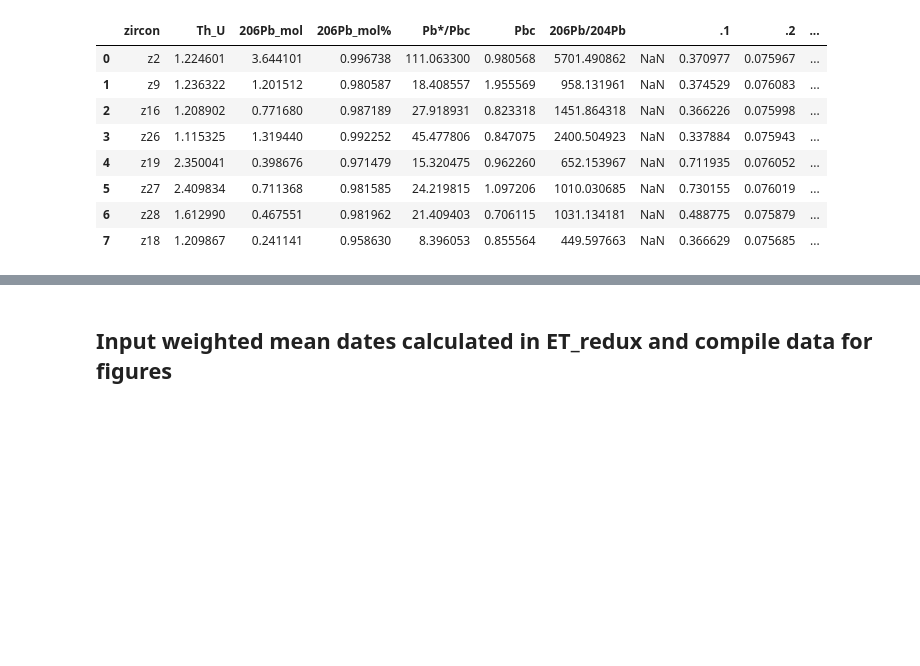
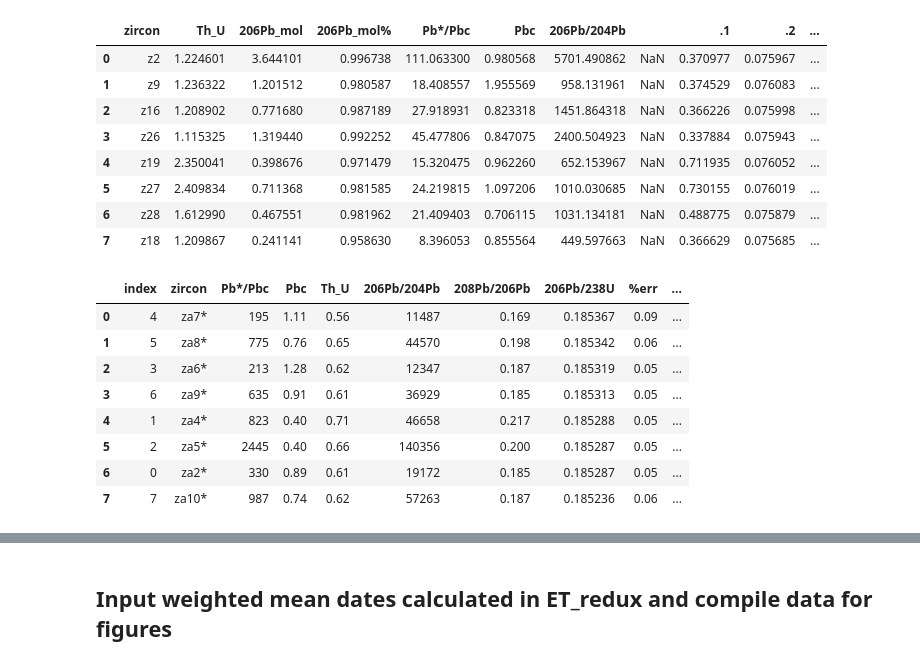
Before and after one commit to Swanson-Hysell-Group/2020_Duluth_Complex, a Jupyter notebook: code/Duluth_Complex_notebook.ipynb, the cells around one changed output, grey strips where cells are left out. Saved outputs shown, nothing was run; the diff lists cells and outputs as text; code cells hidden in the pictures; blank space fills up the shorter version.

```diff
--- a/code/Duluth_Complex_notebook.ipynb
+++ b/code/Duluth_Complex_notebook.ipynb
@@ -930,0 +994,12 @@ BBC_SBA1.reset_index(inplace=True)
+# %%
+AS3
+# %% [output]
+|  | index | zircon | Pb*/Pbc | Pbc | Th_U | 206Pb/204Pb | 208Pb/206Pb | 206Pb/238U | %err | ... |
+| 0 | 4 | za7* | 195 | 1.11 | 0.56 | 11487 | 0.169 | 0.185367 | 0.09 | ... |
+| 1 | 5 | za8* | 775 | 0.76 | 0.65 | 44570 | 0.198 | 0.185342 | 0.06 | ... |
+| 2 | 3 | za6* | 213 | 1.28 | 0.62 | 12347 | 0.187 | 0.185319 | 0.05 | ... |
+| 3 | 6 | za9* | 635 | 0.91 | 0.61 | 36929 | 0.185 | 0.185313 | 0.05 | ... |
+| 4 | 1 | za4* | 823 | 0.40 | 0.71 | 46658 | 0.217 | 0.185288 | 0.05 | ... |
+| 5 | 2 | za5* | 2445 | 0.40 | 0.66 | 140356 | 0.200 | 0.185287 | 0.05 | ... |
+| 6 | 0 | za2* | 330 | 0.89 | 0.61 | 19172 | 0.185 | 0.185287 | 0.05 | ... |
+| 7 | 7 | za10* | 987 | 0.74 | 0.62 | 57263 | 0.187 | 0.185236 | 0.06 | ... |
```
Also changed, not shown: parts of 9 cells of this notebook, 2 other files.
